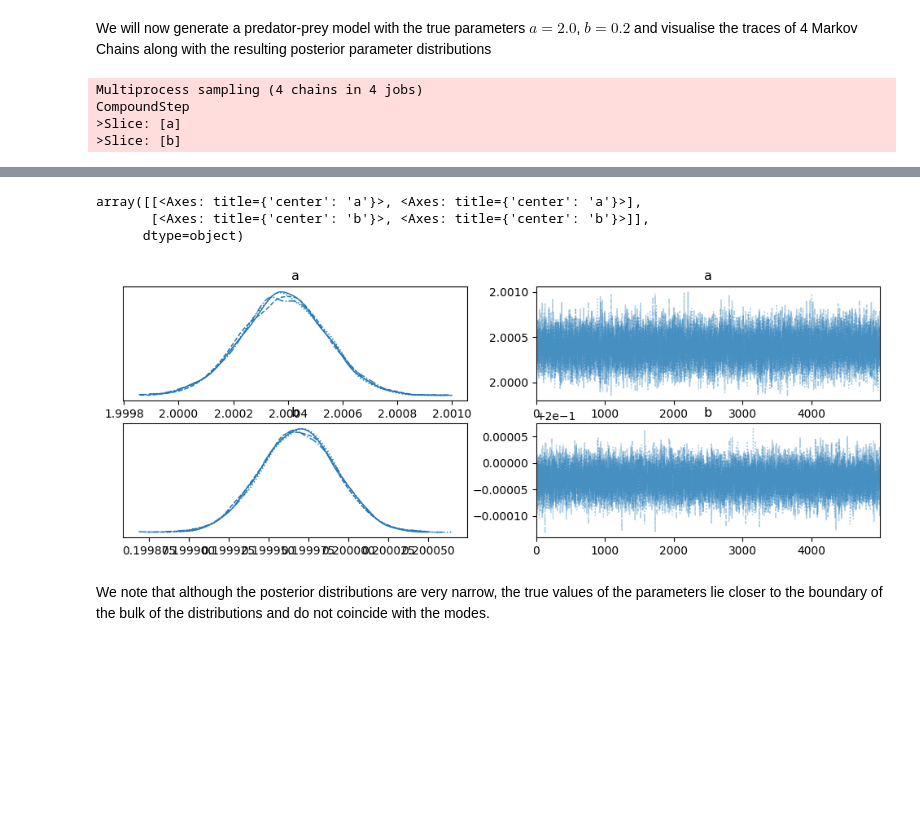
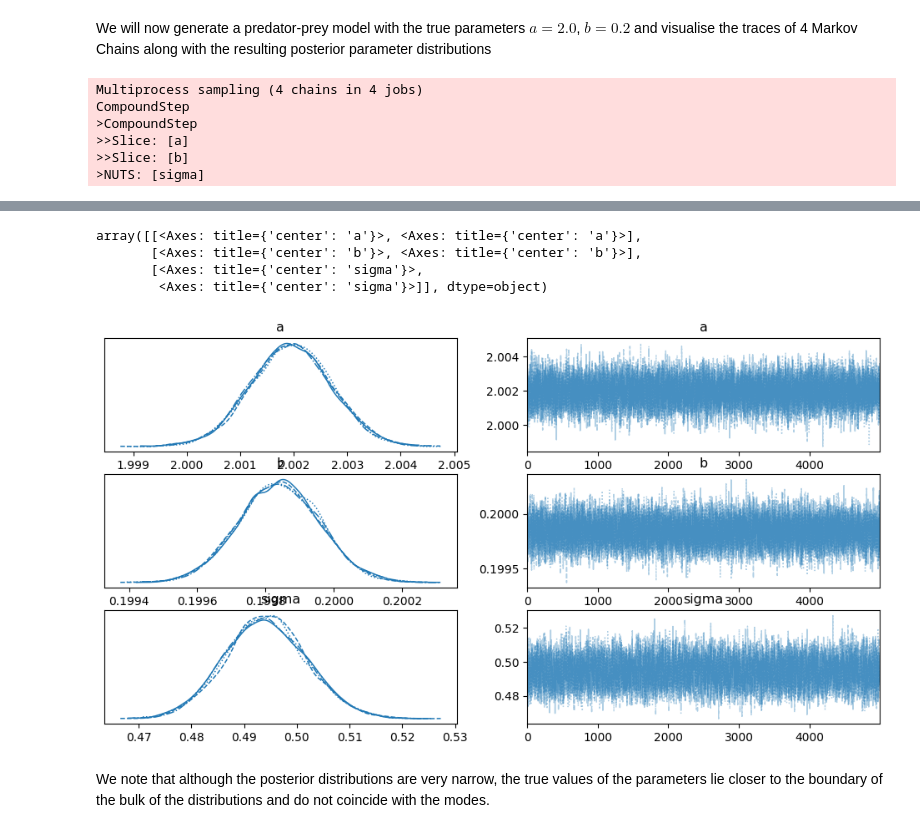
Before and after one commit to albazarova/sbi_intro, a Jupyter notebook: notebooks/2_MCMC_vs_sbi_ODE.ipynb, the cells around one changed output, grey strips where cells are left out. Saved outputs shown, nothing was run; the diff lists cells and outputs as text; code cells hidden in the pictures; blank space fills up the shorter version.

```diff
--- a/notebooks/2_MCMC_vs_sbi_ODE.ipynb
+++ b/notebooks/2_MCMC_vs_sbi_ODE.ipynb
@@ -122,6 +122,8 @@ def create_pymc_model(observed_data):
         # Priors for the parameters
         a = pm.Uniform('a', lower=0.5, upper=3.5)
         b = pm.Uniform('b', lower=0.0, upper=0.5)
+        sigma = pm.InverseGamma('sigma', alpha=3.0, beta=1.0)
+
 
         # Combine the parameters into a single vector
         theta = pt.stack([a, b])
@@ -130,7 +132,7 @@ def create_pymc_model(observed_data):
         simulated = pytensor_forward_model_matrix(theta)
 
         # Likelihood
-        likelihood = pm.Normal('likelihood', mu=simulated, sigma=0.1, observed=observed_data)
+        likelihood = pm.Normal('likelihood', mu=simulated, sigma=sigma, observed=observed_data)
 
         # Sample from the posterior
         trace = pm.sample(5000, tune=1000, return_inferencedata=True)
@@ -143,7 +145,7 @@ np.random.seed(42)
 t = np.linspace(0, 15, 1000)  # Time points
 X0 = np.array([10.0, 5.0])    # Initial conditions
 true_params = [2.0, 0.2]
-observed_data = run_model(true_params, t, X0) + np.random.normal(0, 0.1, size=(len(t), 2))
+observed_data = run_model(true_params, t, X0) + np.random.normal(0, 0.5, size=(len(t), 2))
 
 # Create the model and sample
 model, trace = create_pymc_model(observed_data)
@@ -154,7 +156,9 @@ az.plot_trace(trace)
 # %% [output]
 Multiprocess sampling (4 chains in 4 jobs)
 CompoundStep
->Slice: [a]
->Slice: [b]
+>CompoundStep
+>>Slice: [a]
+>>Slice: [b]
+>NUTS: [sigma]
 [interactive output not drawn]
 [interactive output not drawn]
@@ -162,7 +166,8 @@ Sampling 4 chains for 1_000 tune and 5_000 draw iterations (4_000 + 20_000 draws
 array([[<Axes: title={'center': 'a'}>, <Axes: title={'center': 'a'}>],
-       [<Axes: title={'center': 'b'}>, <Axes: title={'center': 'b'}>]],
-      dtype=object)
+       [<Axes: title={'center': 'b'}>, <Axes: title={'center': 'b'}>],
+       [<Axes: title={'center': 'sigma'}>,
+        <Axes: title={'center': 'sigma'}>]], dtype=object)
-[figure, old version]
+[figure, new version]
 # %% [markdown]
 We note that although the posterior distributions are very narrow, the true values of the parameters lie closer to the boundary of the bulk of the distributions and do not coincide with the modes.
 # %% [markdown]
```
Also changed, not shown: parts of 19 cells of this notebook.
